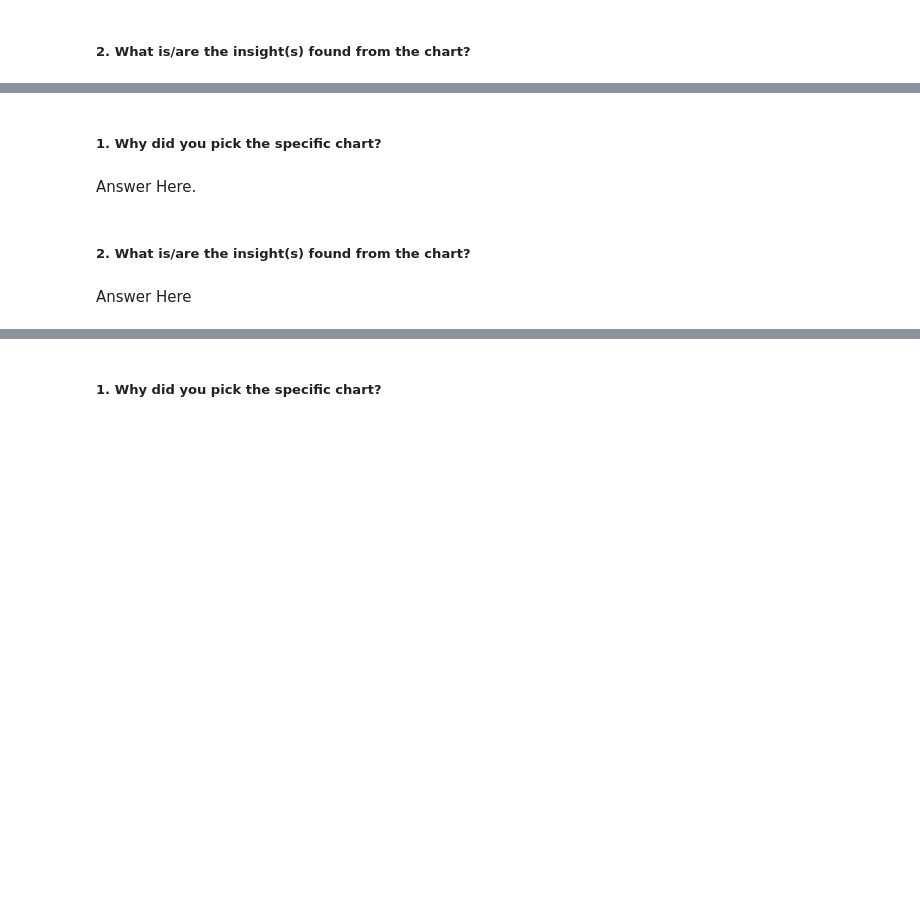
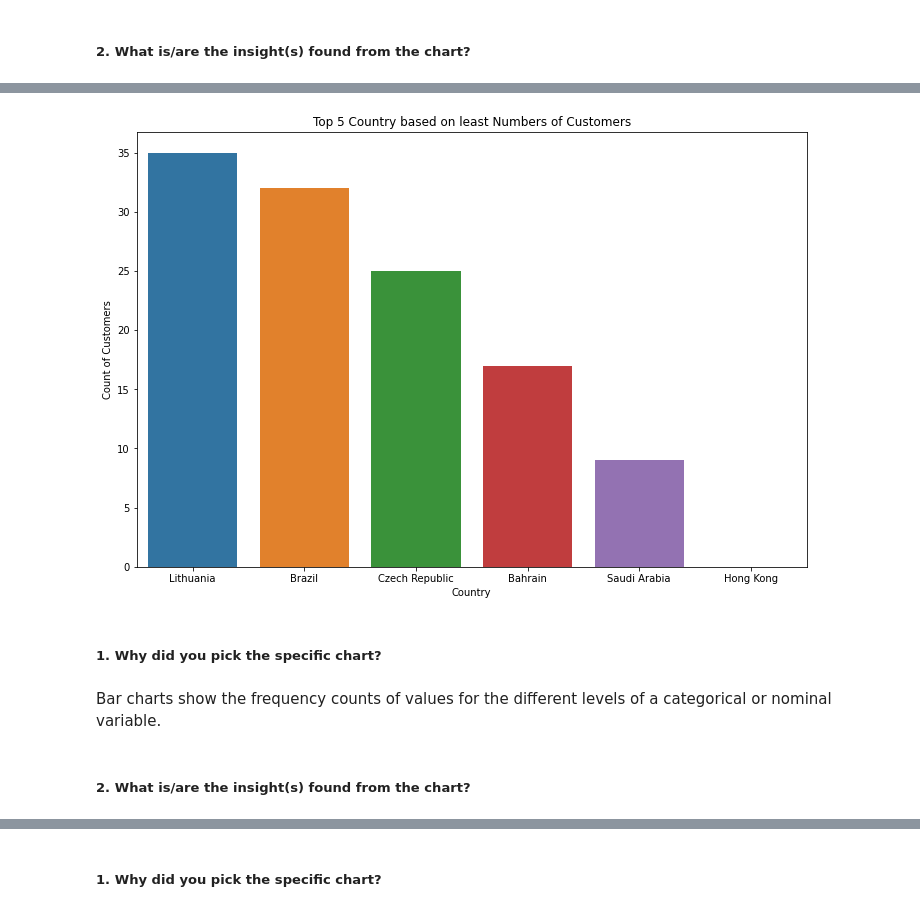
Before and after one commit to Shubham-droid24/Online-Retail-Customer-Segmentation, a Jupyter notebook: Online_Retail_Customer_Segmentation_.ipynb, the cells around one changed output, grey strips where cells are left out. Drawn from its saved outputs; the diff is of its cells as text; code cells hidden in the pictures; blank space fills up the shorter version.

```diff
--- a/Online_Retail_Customer_Segmentation_.ipynb
+++ b/Online_Retail_Customer_Segmentation_.ipynb
@@ -313,0 +450,6 @@ Answer Here
+# %%
+# Top 5 Country based on least Numbers of Customers
+least_5_country=cust_segment_df.groupby(['Country'])['CustomerID'].count().reset_index()
+least_5_country.rename(columns={'index': 'Country'}, inplace=True)
+least_5_country=least_5_country.sort_values('CustomerID',ascending=False).tail(6)
+least_5_country
@@ -314,8 +464,16 @@ Answer Here
+# %%
+# Chart - 2 visualization code
+# Plotting Barplot
+plt.rcParams['figure.figsize'] = (12, 8)
+sns.barplot(x='Country',y='CustomerID',data=least_5_country)
+plt.ylabel('Count of Customers')
+plt.title("Top 5 Country based on least Numbers of Customers")
+plt.show()
+# %% [output]
+[figure, added]
 # %% [markdown]
 ##### 1. Why did you pick the specific chart?
-# %% [markdown]
-Answer Here.
+# %% [markdown]
+Bar charts show the frequency counts of values for the different levels of a categorical or nominal variable.
 # %% [markdown]
 ##### 2. What is/are the insight(s) found from the chart?
-# %% [markdown]
-Answer Here
```
Also changed, not shown: parts of 374 cells of this notebook.
